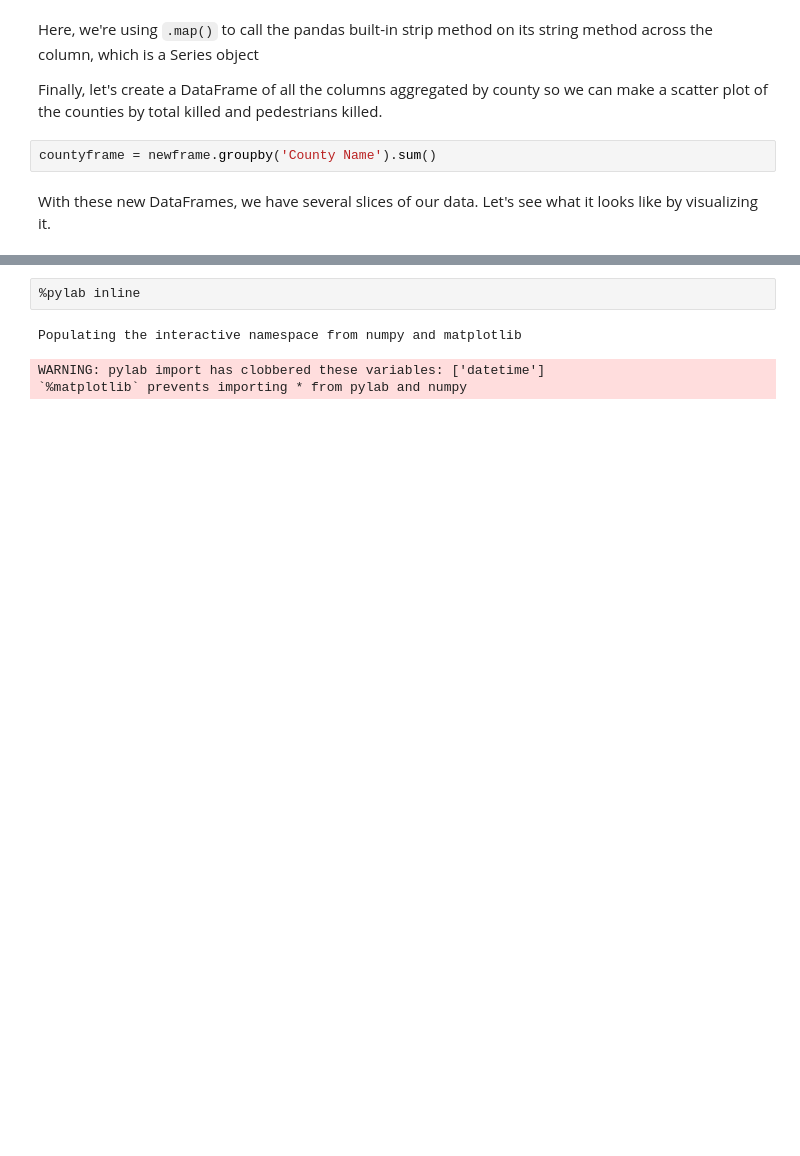
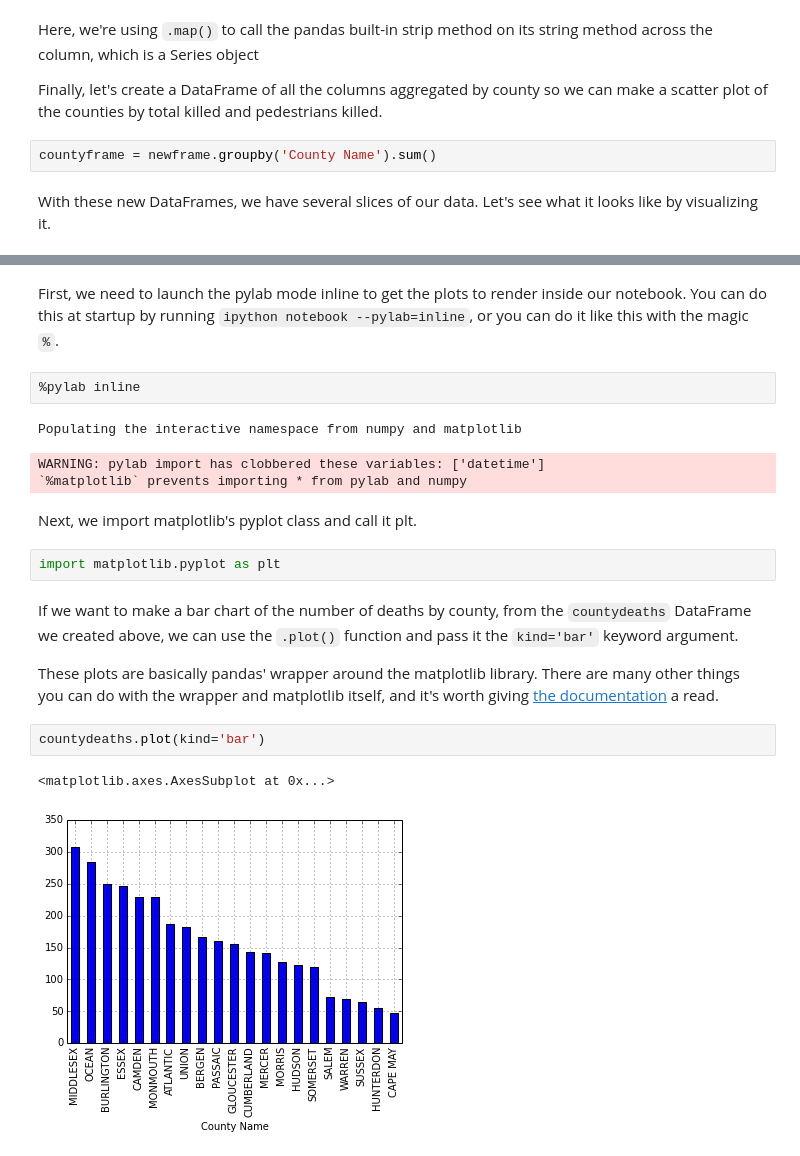
Before and after one commit to tswicegood/python-data-science-intro, a Jupyter notebook: Python for Data Analysis at NICAR15.ipynb, the cells around one changed output, grey strips where cells are left out. Drawn from its saved outputs; the diff is of its cells as text; blank space fills up the shorter version.

````diff
--- a/Python for Data Analysis at NICAR15.ipynb
+++ b/Python for Data Analysis at NICAR15.ipynb
@@ -318,6 +320,21 @@ With these new DataFrames, we have several slices of our data. Let's see what it
+# %% [markdown]
+First, we need to launch the pylab mode inline to get the plots to render inside our notebook. You can do this at startup by running ```ipython notebook --pylab=inline```, or you can do it like this with the magic ```%```.
 # %%
 %pylab inline
 # %% [output]
 Populating the interactive namespace from numpy and matplotlib
 WARNING: pylab import has clobbered these variables: ['datetime']
 `%matplotlib` prevents importing * from pylab and numpy
+# %% [markdown]
+Next, we import matplotlib's pyplot class and call it plt.
+# %%
+import matplotlib.pyplot as plt
+# %% [markdown]
+If we want to make a bar chart of the number of deaths by county, from the ```countydeaths``` DataFrame we created above, we can use the ```.plot()``` function and pass it the ```kind='bar'``` keyword argument.
+
+These plots are basically pandas' wrapper around the matplotlib library. There are many other things you can do with the wrapper and matplotlib itself, and it's worth giving [the documentation](http://pandas.pydata.org/pandas-docs/version/0.15.1/visualization.html) a read.
+# %%
+countydeaths.plot(kind='bar')
+# %% [output]
+<matplotlib.axes.AxesSubplot at 0x...>
+[figure, added]
````
Also changed, not shown: parts of 13 cells of this notebook, 3 other files.
